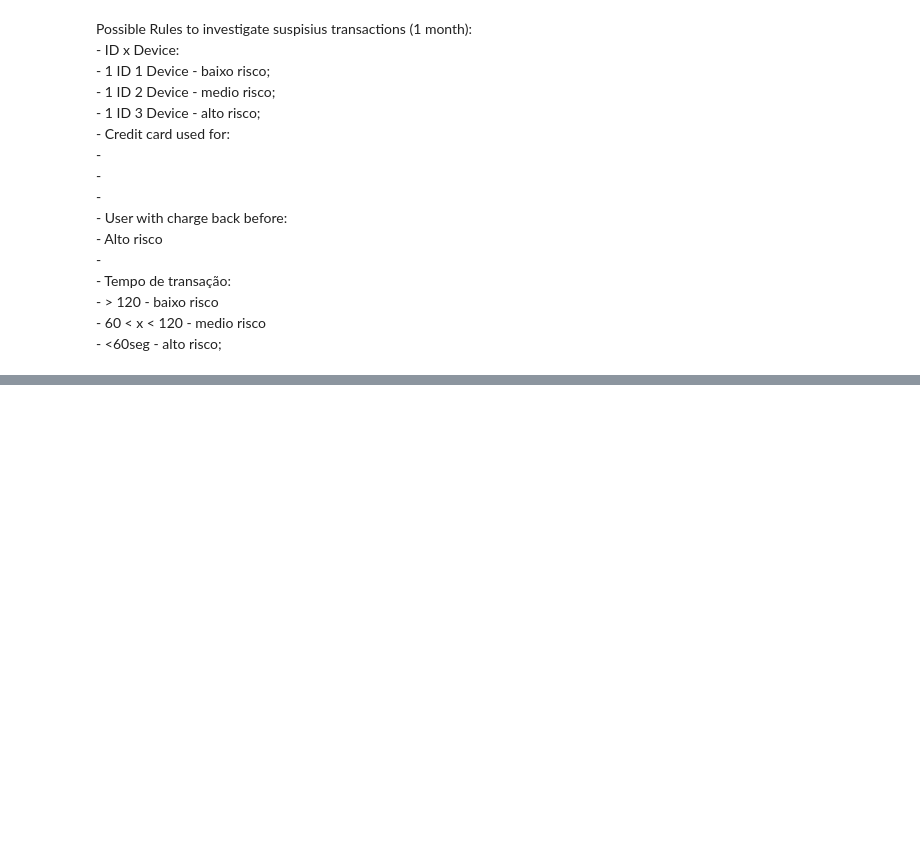
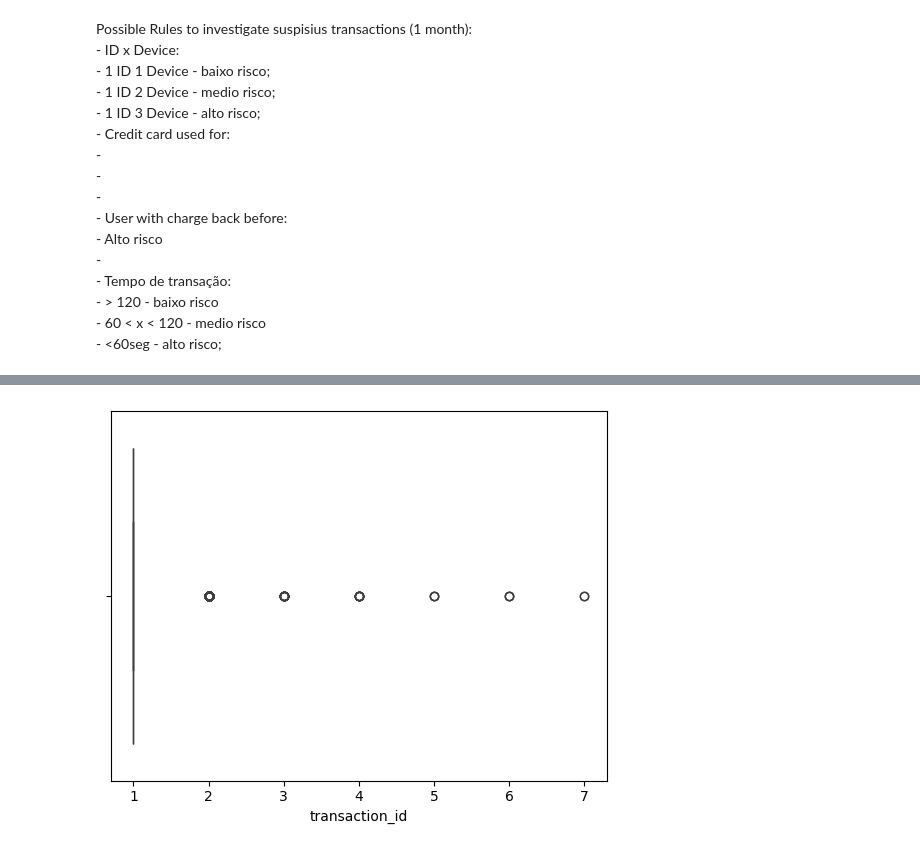
Before and after one commit to thecirocks/cloud_w, a Jupyter notebook: fraud_detection.ipynb, the cells around one changed output, grey strips where cells are left out. Saved outputs shown, nothing was run; the diff lists cells and outputs as text; code cells hidden in the pictures; blank space fills up the shorter version.

```diff
--- a/fraud_detection.ipynb
+++ b/fraud_detection.ipynb
@@ -365,0 +716,4 @@ df
+# %%
+sns.boxplot(x=transaction_1user_no_fraud);
+# %% [output]
+[figure, added]
```
Also changed, not shown: parts of 141 cells of this notebook.
